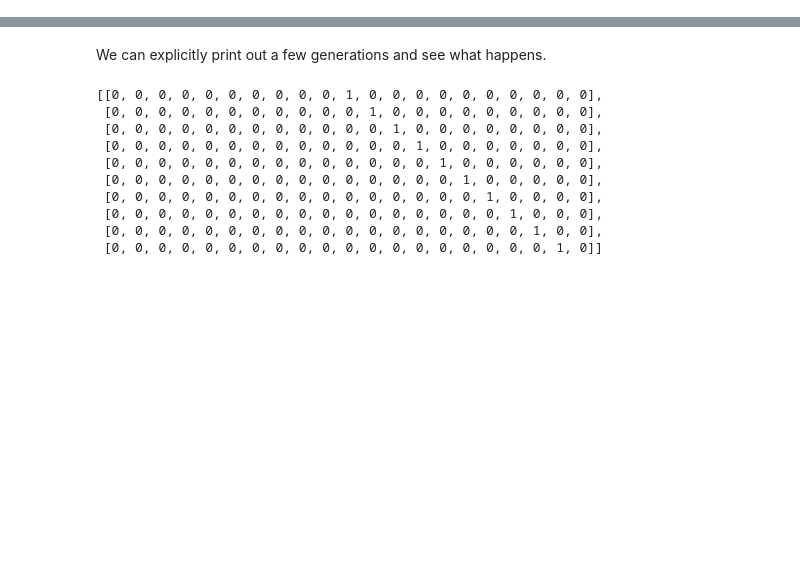
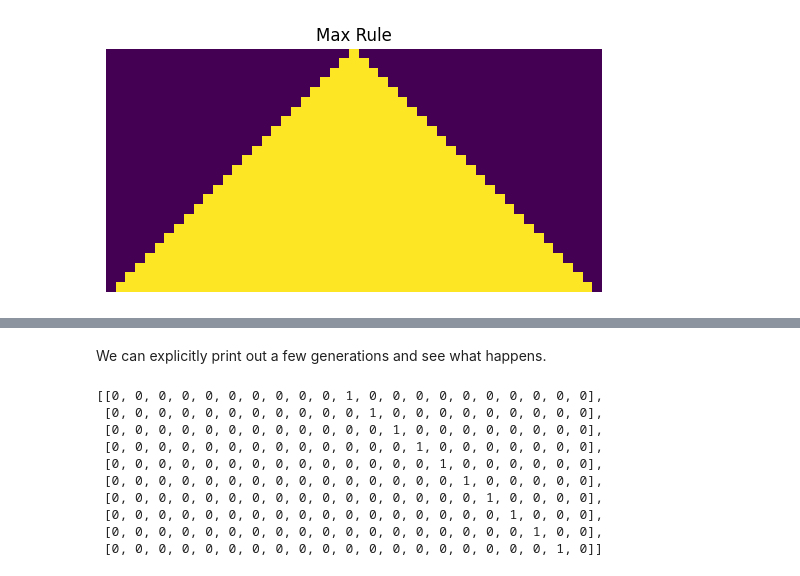
Before and after one commit to lymanhurd/computinginthesmall, a Jupyter notebook: week5/Week5.ipynb, the cells around one changed output, grey strips where cells are left out. Drawn from its saved outputs; the diff is of its cells as text; code cells hidden in the pictures; blank space fills up the shorter version.

```diff
--- a/week5/Week5.ipynb
+++ b/week5/Week5.ipynb
@@ -46,0 +21,7 @@ For example, let us sonsider the rule that simply updates every square with the
+# %%
+def maxrule(x, y, z):
+    return max(x, y, z)
+
+show_rule("Max Rule", maxrule)
+# %% [output]
+[figure, added]
```
Also changed, not shown: parts of 40 cells of this notebook, 1 other file.
